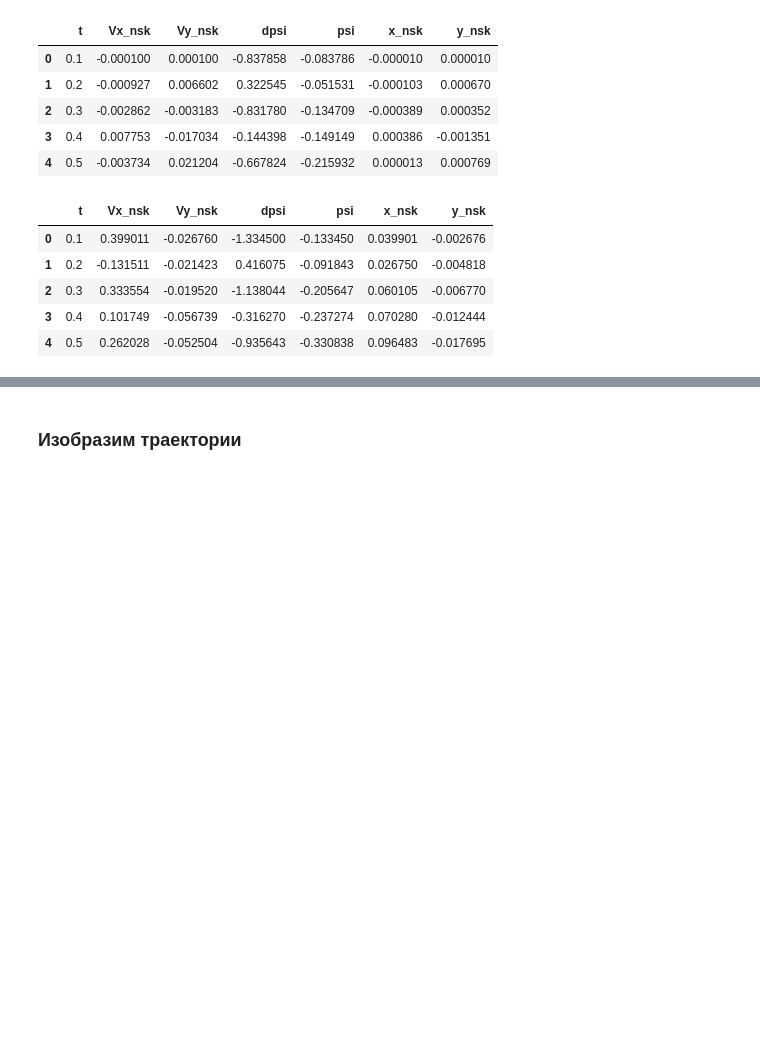
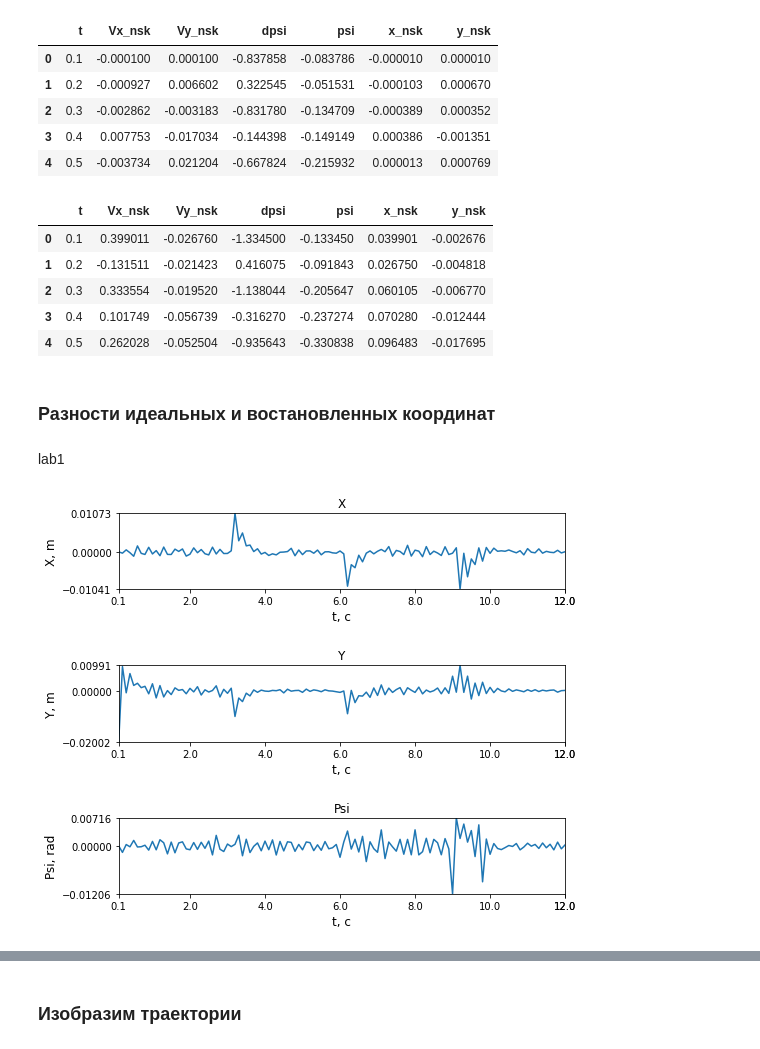
Before and after one commit to FKz11/study_mpei, a Jupyter notebook: urmu_lab.ipynb, the cells around one changed output, grey strips where cells are left out. Saved outputs shown, nothing was run; the diff lists cells and outputs as text; code cells hidden in the pictures; blank space fills up the shorter version.

```diff
--- a/urmu_lab.ipynb
+++ b/urmu_lab.ipynb
@@ -922,9 +944,13 @@ def get_df_Vr_nsk(df_ideal, ddf):
   df_r['dpsi'] = get_Vr(df_ideal['dpsi'], ddf['ddpsi'], df_ideal['psi'])
   df_r['psi'] = integral(df_r['dpsi'], dt)
   df_r['x_nsk'], df_r['y_nsk'] = integral(df_r['Vx_nsk'], dt), integral(df_r['Vy_nsk'], dt)
-  return df_r
+  ddf_ir = df_ideal[['t']].copy()
+  ddf_ir['x_nsk'] = df_ideal['x_nsk'] - df_r['x_nsk']
+  ddf_ir['y_nsk'] = df_ideal['y_nsk'] - df_r['y_nsk']
+  ddf_ir['psi'] = df_ideal['psi'] - df_r['psi']
+  return df_r, ddf_ir
 # %%
-df1_r_nsk = get_df_Vr_nsk(df1_ideal, ddf1)
+df1_r_nsk, ddf1_r_nsk = get_df_Vr_nsk(df1_ideal, ddf1)
 df1_r_nsk.head()
 # %% [output]
 |  | t | Vx_nsk | Vy_nsk | dpsi | psi | x_nsk | y_nsk |
@@ -953,3 +979,11 @@ df3_r_nsk.head()
 | 2 | 0.3 | 0.333554 | -0.019520 | -1.138044 | -0.205647 | 0.060105 | -0.006770 |
 | 3 | 0.4 | 0.101749 | -0.056739 | -0.316270 | -0.237274 | 0.070280 | -0.012444 |
 | 4 | 0.5 | 0.262028 | -0.052504 | -0.935643 | -0.330838 | 0.096483 | -0.017695 |
+# %% [markdown]
+### Разности идеальных и востановленных координат
+# %% [markdown]
+lab1
+# %%
+plot_x_y_psi(ddf1_r_nsk)
+# %% [output]
+[figure, added]
```
Also changed, not shown: parts of 60 cells of this notebook.
